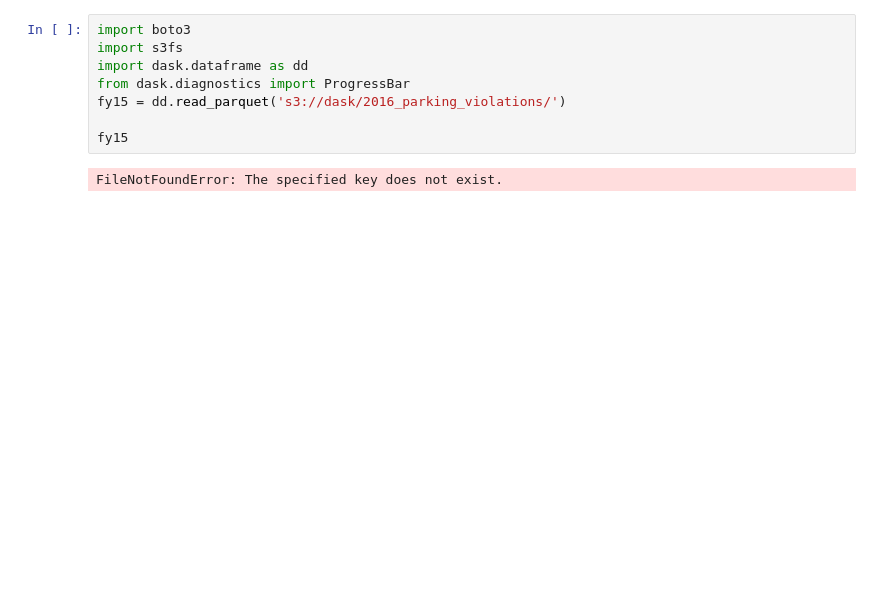
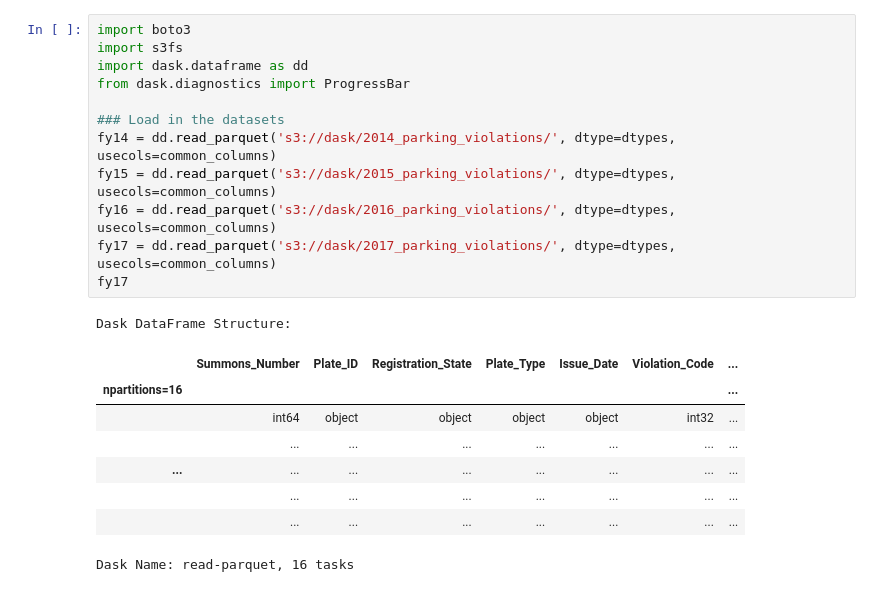
Before and after one commit to tbar4/notebooks, a Jupyter notebook: Dask_Ch04.ipynb, the cells around one changed output. Saved outputs shown, nothing was run; the diff lists cells and outputs as text; blank space fills up the shorter version.

```diff
--- a/Dask_Ch04.ipynb
+++ b/Dask_Ch04.ipynb
@@ -1,10 +1,22 @@
 # %%
 import boto3
 import s3fs
 import dask.dataframe as dd
 from dask.diagnostics import ProgressBar
-fy15 = dd.read_parquet('s3://dask/2016_parking_violations/')
 
-fy15
+### Load in the datasets
+fy14 = dd.read_parquet('s3://dask/2014_parking_violations/', dtype=dtypes, usecols=common_columns)
+fy15 = dd.read_parquet('s3://dask/2015_parking_violations/', dtype=dtypes, usecols=common_columns)
+fy16 = dd.read_parquet('s3://dask/2016_parking_violations/', dtype=dtypes, usecols=common_columns)
+fy17 = dd.read_parquet('s3://dask/2017_parking_violations/', dtype=dtypes, usecols=common_columns)
+fy17
 # %% [output]
-FileNotFoundError: The specified key does not exist.
+Dask DataFrame Structure:
+|  | Summons_Number | Plate_ID | Registration_State | Plate_Type | Issue_Date | Violation_Code | ... |
+| npartitions=16 |  |  |  |  |  |  | ... |
+|  | int64 | object | object | object | object | int32 | ... |
+|  | ... | ... | ... | ... | ... | ... | ... |
+| ... | ... | ... | ... | ... | ... | ... | ... |
+|  | ... | ... | ... | ... | ... | ... | ... |
+|  | ... | ... | ... | ... | ... | ... | ... |
+Dask Name: read-parquet, 16 tasks
```
Also changed, not shown: parts of 10 cells of this notebook.
